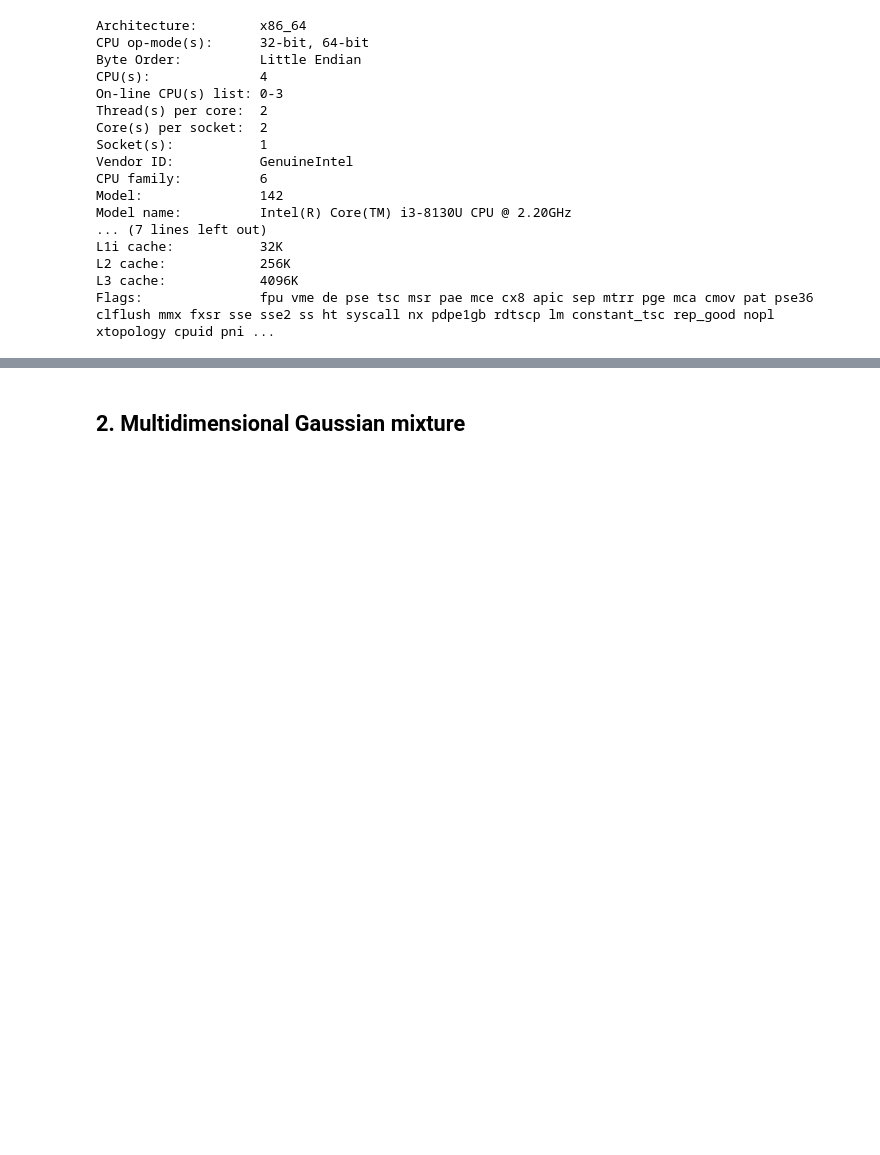
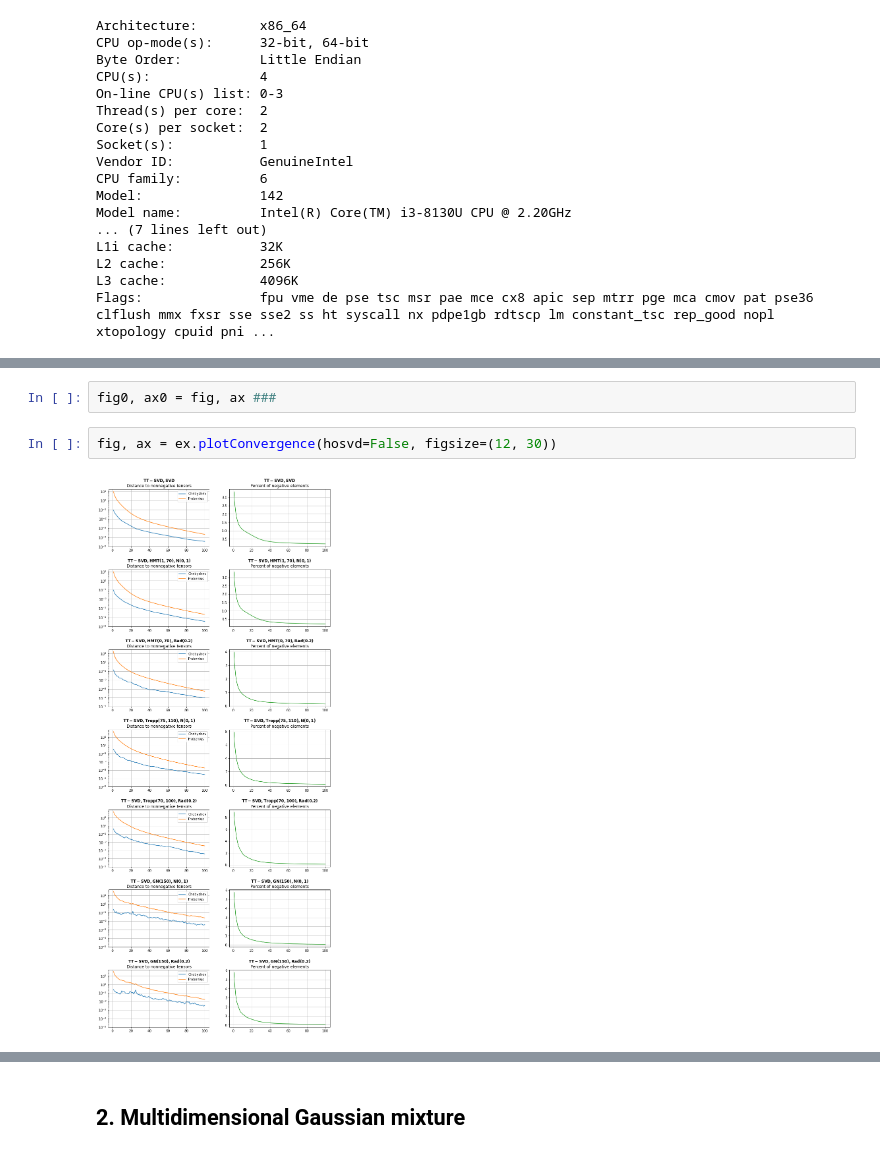
Before and after one commit to azamat11235/NLRTA, a Jupyter notebook: experiments_2.ipynb, the cells around one changed output, grey strips where cells are left out. Cells and saved outputs as stored; diff of their text form; blank space fills up the shorter version.

```diff
--- a/experiments_2.ipynb
+++ b/experiments_2.ipynb
@@ -149,0 +175,6 @@ yticks = [10**(-x) for x in range(-3, 8, 2)]
+# %%
+fig0, ax0 = fig, ax ###
+# %%
+fig, ax = ex.plotConvergence(hosvd=False, figsize=(12, 30))
+# %% [output]
+[figure, added]
```
Also changed, not shown: parts of 41 cells of this notebook, 4 other files.
